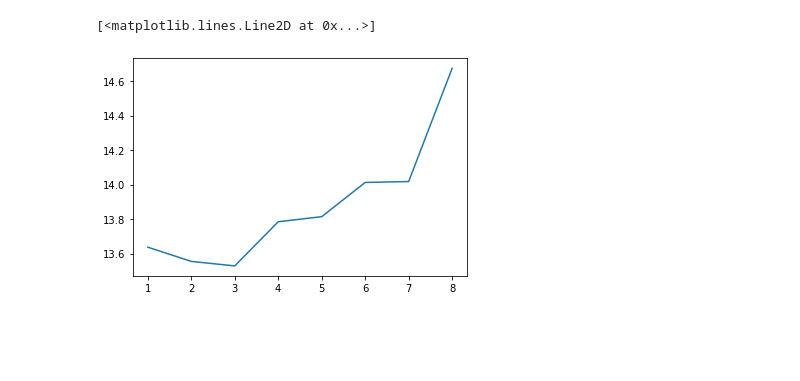
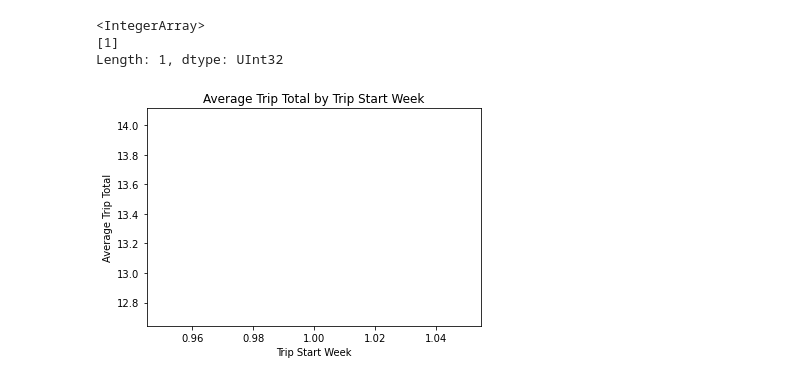
Before and after one commit to morden35/ridesharing_ml, a Jupyter notebook: data_exploration.ipynb, the cells around one changed output. Cells and saved outputs as stored; diff of their text form; code cells hidden in the pictures; blank space fills up the shorter version.

```diff
--- a/data_exploration.ipynb
+++ b/data_exploration.ipynb
@@ -135,0 +87,2 @@ avg_total_date = all_rides_2019[["Trip Start Week", "Trip Total"]].groupby("Trip
+# %%
+results_5000_df["trip_end_timestamp"] = pd.to_datetime(results_5000_df["trip_end_timestamp"])
@@ -136,7 +97,23 @@ avg_total_date = all_rides_2019[["Trip Start Week", "Trip Total"]].groupby("Trip
+# %%
+results_5000_df["trip_start_week"] = results_5000_df["trip_start_timestamp"].dt.isocalendar().week
+# %%
+results_5000_df["trip_start_week"].unique()
+# %% [output]
+<IntegerArray>
+[1]
+Length: 1, dtype: UInt32
+# %%
+results_5000_df["trip_start_month"] = results_5000_df["trip_start_timestamp"].dt.month
+# %%
+avg_total_date = results_5000_df[["trip_start_week", "trip_total"]].groupby("trip_start_week").mean()
 # %%
 avg_total_date = avg_total_date.reset_index()
-# %%
-plt.plot(avg_total_date["Trip Start Week"], avg_total_date["Trip Total"])
-# %% [output]
-[<matplotlib.lines.Line2D at 0x...>]
-[figure, removed]
+# %%
+plt.plot(avg_total_date["trip_start_week"], avg_total_date["trip_total"])
+
+plt.title("Average Trip Total by Trip Start Week")
+plt.xlabel("Trip Start Week")
+plt.ylabel("Average Trip Total")
+plt.show()
+# %% [output]
+[figure, added]
```
Also changed, not shown: parts of 68 cells of this notebook, 1 other file.
